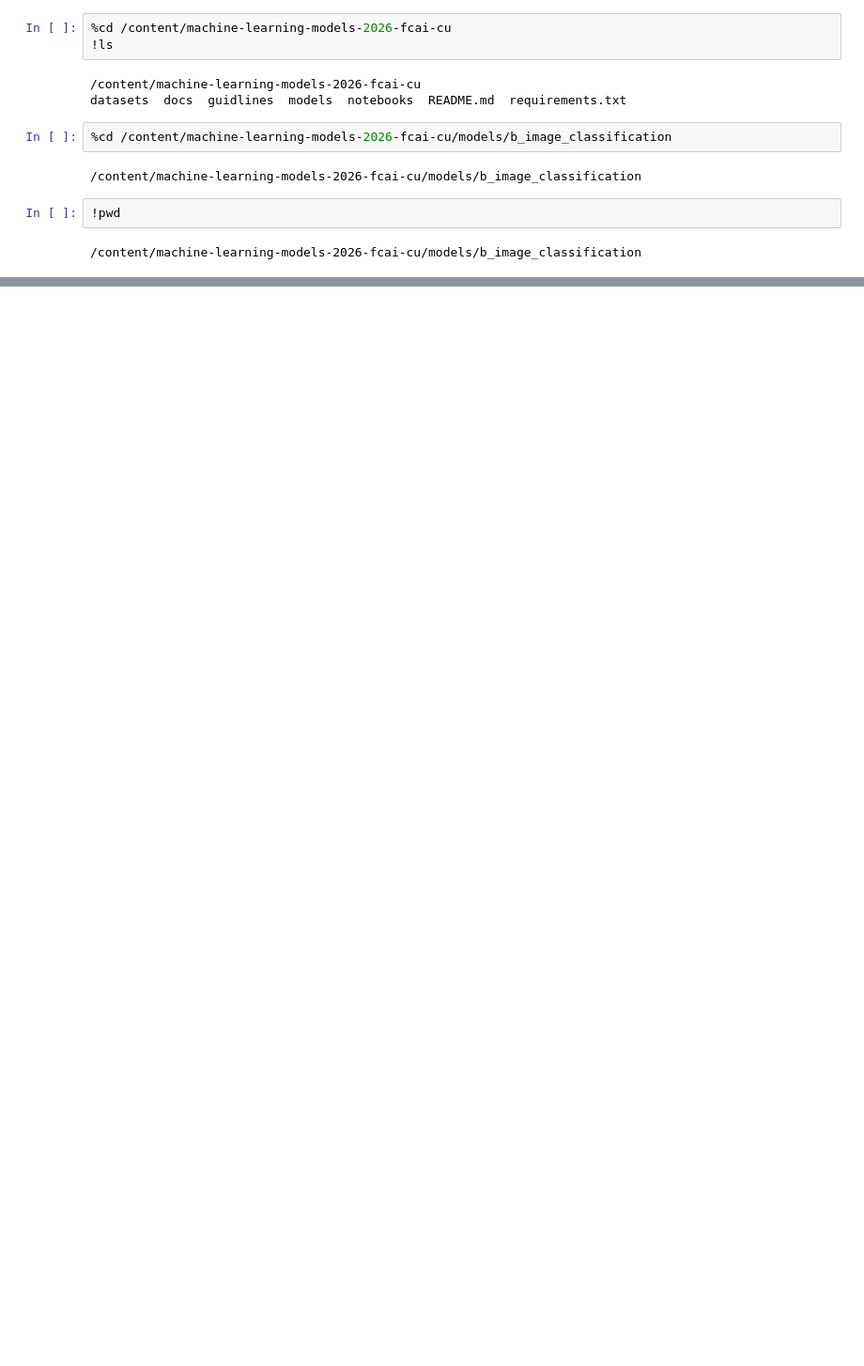
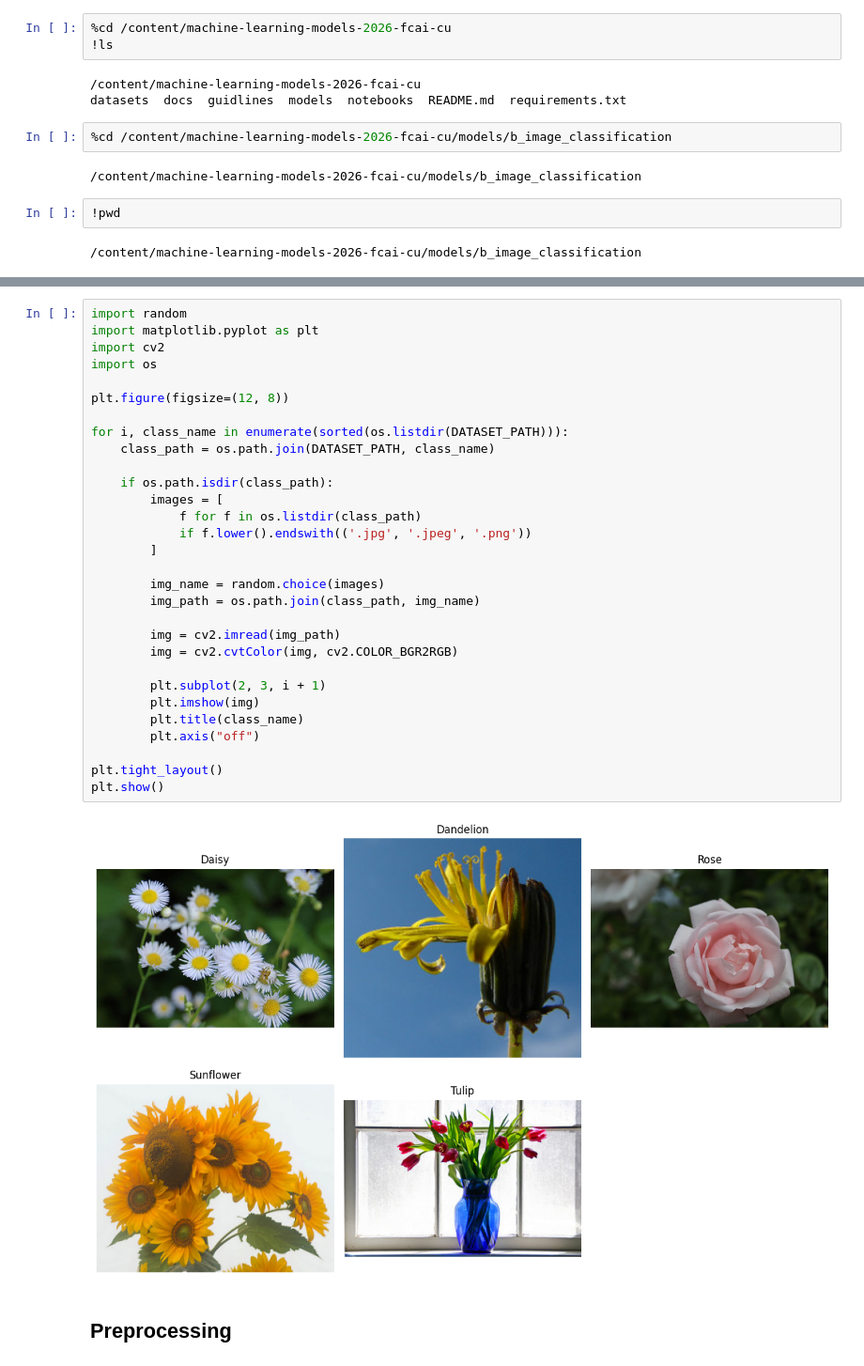
Before and after one commit to abdelhalimyasser/machine-learning-models-2026-fcai-cu, a Jupyter notebook: models/b_image_classification/Untitled0.ipynb, the cells around one changed output, grey strips where cells are left out. Shown at 94% size. Saved outputs shown, nothing was run; the diff lists cells and outputs as text; blank space fills up the shorter version.

```diff
--- a/models/b_image_classification/Untitled0.ipynb
+++ b/models/b_image_classification/Untitled0.ipynb
@@ -148,0 +244,34 @@ datasets  docs  guidlines  models  notebooks  README.md  requirements.txt
+# %%
+import random
+import matplotlib.pyplot as plt
+import cv2
+import os
+
+plt.figure(figsize=(12, 8))
+
+for i, class_name in enumerate(sorted(os.listdir(DATASET_PATH))):
+    class_path = os.path.join(DATASET_PATH, class_name)
+
+    if os.path.isdir(class_path):
+        images = [
+            f for f in os.listdir(class_path)
+            if f.lower().endswith(('.jpg', '.jpeg', '.png'))
+        ]
+
+        img_name = random.choice(images)
+        img_path = os.path.join(class_path, img_name)
+
+        img = cv2.imread(img_path)
+        img = cv2.cvtColor(img, cv2.COLOR_BGR2RGB)
+
+        plt.subplot(2, 3, i + 1)
+        plt.imshow(img)
+        plt.title(class_name)
+        plt.axis("off")
+
+plt.tight_layout()
+plt.show()
+# %% [output]
+[figure, added]
+# %% [markdown]
+## Preprocessing
```
Also changed, not shown: parts of 37 cells of this notebook.
